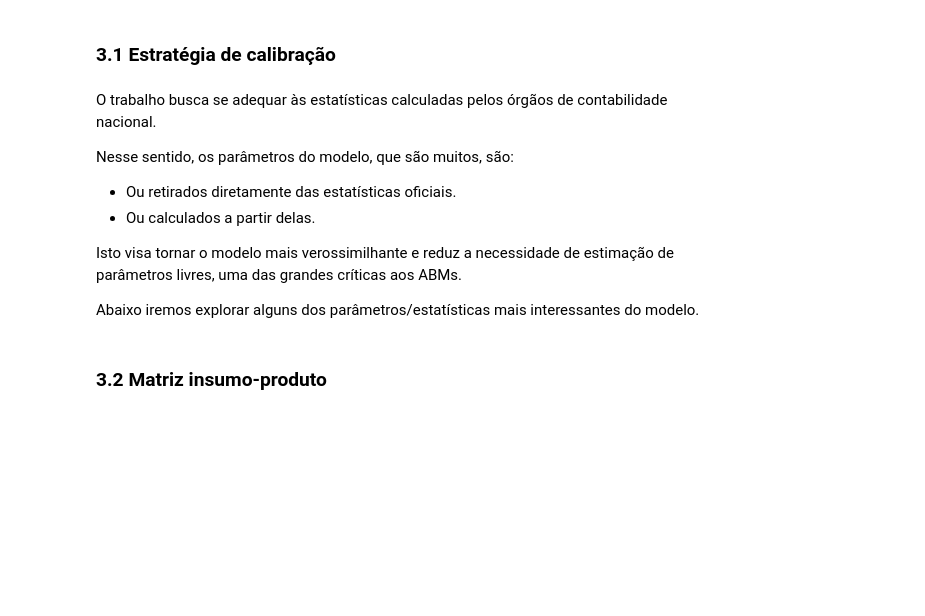
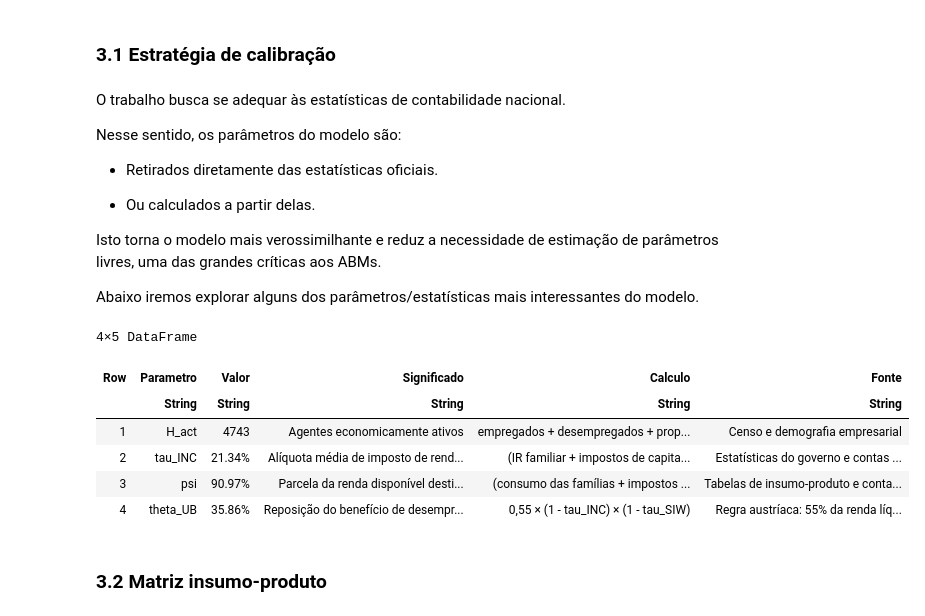
Before and after one commit to danielbandrade/BeforeIT-dba, a Jupyter notebook: dba-studies/seminario-economia/conteúdo-seminario.ipynb, the cells around one changed output. Saved outputs shown, nothing was run; the diff lists cells and outputs as text; code cells hidden in the pictures; blank space fills up the shorter version.

```diff
--- a/dba-studies/seminario-economia/conteúdo-seminario.ipynb
+++ b/dba-studies/seminario-economia/conteúdo-seminario.ipynb
@@ -221,17 +266,54 @@ $$ z_t = z_0 + t \beta $$
 # %% [markdown]
 ### 3.1 Estratégia de calibração
 # %% [markdown]
-O trabalho busca se adequar às estatísticas calculadas pelos órgãos de contabilidade nacional.
+O trabalho busca se adequar às estatísticas de contabilidade nacional.
 
-Nesse sentido, os parâmetros do modelo, que são muitos, são:
-- Ou retirados diretamente das estatísticas oficiais.
+Nesse sentido, os parâmetros do modelo são:
+- Retirados diretamente das estatísticas oficiais.
+
 - Ou calculados a partir delas.
 
-Isto visa tornar o modelo mais verossimilhante e reduz a necessidade de estimação de parâmetros livres, uma das grandes críticas aos ABMs.
+Isto torna o modelo mais verossimilhante e reduz a necessidade de estimação de parâmetros livres, uma das grandes críticas aos ABMs.
 
 Abaixo iremos explorar alguns dos parâmetros/estatísticas mais interessantes do modelo.
 # %%
-# TODO printar alguns parâmetros
+tabela = DataFrame(
+    Parametro = ["H_act", "tau_INC", "psi", "theta_UB"],
+    Valor = [
+        string(Int(round(parameters["H_act"]))),
+        string(round(100 * parameters["tau_INC"]; digits=2), "%"),
+        string(round(100 * parameters["psi"]; digits=2), "%"),
+        string(round(100 * parameters["theta_UB"]; digits=2), "%"),
+    ],
+    Significado = [
+        "Agentes economicamente ativos",
+        "Alíquota média de imposto de renda das famílias",
+        "Parcela da renda disponível destinada ao consumo",
+        "Reposição do benefício de desemprego sobre o salário bruto",
+    ],
+    Calculo = [
+        "empregados + desempregados + proprietários de firmas + 1",
+        "(IR familiar + impostos de capital) / (salários + renda de propriedade + renda mista - contribuições sociais)",
+        "(consumo das famílias + impostos sobre consumo) / renda disponível",
+        "0,55 × (1 - tau_INC) × (1 - tau_SIW)",
+    ],
+    Fonte = [
+        "Censo e demografia empresarial",
+        "Estatísticas do governo e contas setoriais",
+        "Tabelas de insumo-produto e contas setoriais",
+        "Regra austríaca: 55% da renda líquida",
+    ],
+)
+
+tabela
+# %% [output]
+4×5 DataFrame
+| Row | Parametro | Valor | Significado | Calculo | Fonte |
+|  | String | String | String | String | String |
+| 1 | H_act | 4743 | Agentes economicamente ativos | empregados + desempregados + prop... | Censo e demografia empresarial |
+| 2 | tau_INC | 21.34% | Alíquota média de imposto de rend... | (IR familiar + impostos de capita... | Estatísticas do governo e contas ... |
+| 3 | psi | 90.97% | Parcela da renda disponível desti... | (consumo das famílias + impostos ... | Tabelas de insumo-produto e conta... |
+| 4 | theta_UB | 35.86% | Reposição do benefício de desempr... | 0,55 × (1 - tau_INC) × (1 - tau_SIW) | Regra austríaca: 55% da renda líq... |
 # %% [markdown]
 ### 3.2 Matriz insumo-produto
 # %% [markdown]
```
Also changed, not shown: parts of 9 cells of this notebook.
